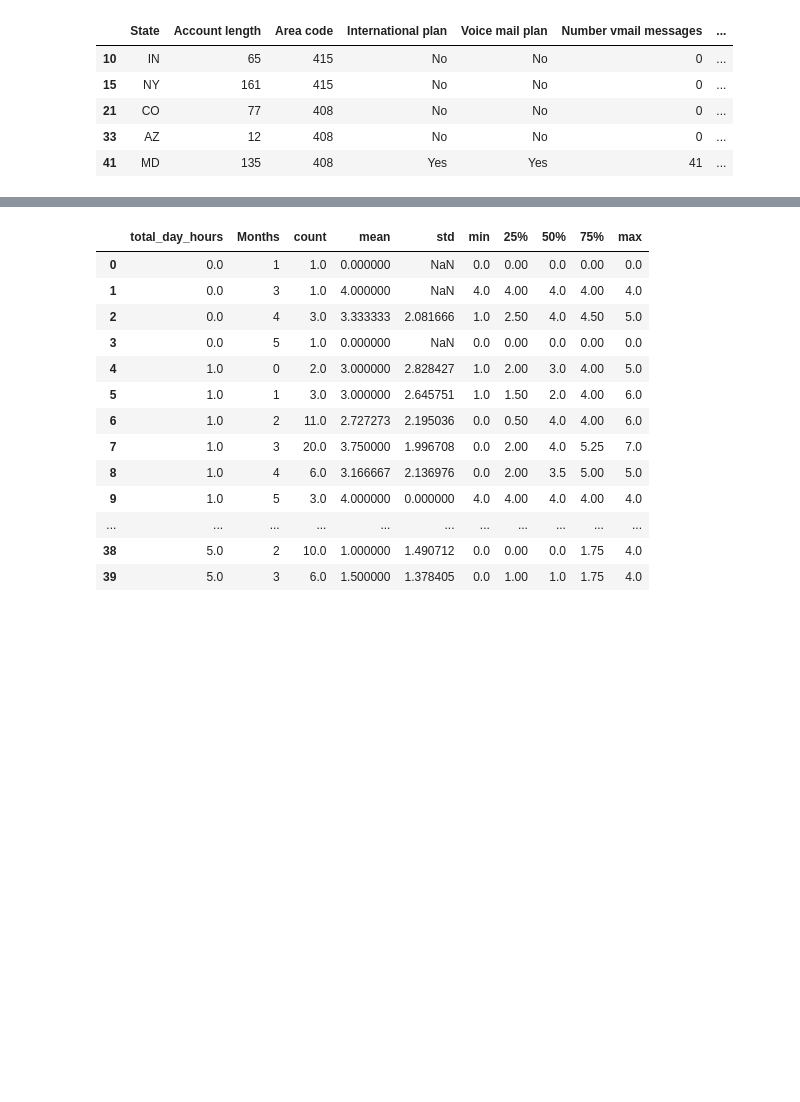
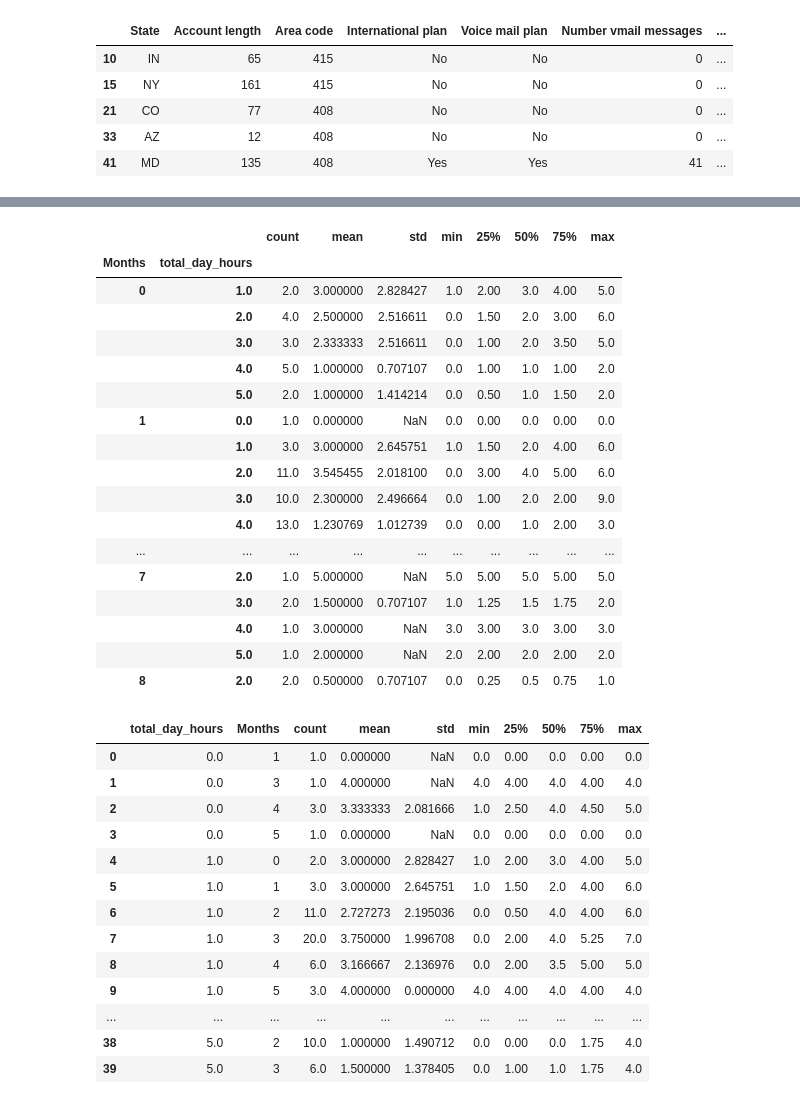
Before and after one commit to nitesh-singh-datascience/team-power-telecom-churn-analysis, a Jupyter notebook: Telecom_Churn_Analysis_Capstone_Project.ipynb, the cells around one changed output, grey strips where cells are left out. Saved outputs shown, nothing was run; the diff lists cells and outputs as text; code cells hidden in the pictures; blank space fills up the shorter version.

```diff
--- a/Telecom_Churn_Analysis_Capstone_Project.ipynb
+++ b/Telecom_Churn_Analysis_Capstone_Project.ipynb
@@ -540,3 +674,24 @@ churn_true.head()
+# %%
+churn_true.groupby(['Months','total_day_hours'])['Customer service calls'].describe()
+# %% [output]
+|  |  | count | mean | std | min | 25% | 50% | 75% | max |
+| Months | total_day_hours |  |  |  |  |  |  |  |  |
+| 0 | 1.0 | 2.0 | 3.000000 | 2.828427 | 1.0 | 2.00 | 3.0 | 4.00 | 5.0 |
+|  | 2.0 | 4.0 | 2.500000 | 2.516611 | 0.0 | 1.50 | 2.0 | 3.00 | 6.0 |
+|  | 3.0 | 3.0 | 2.333333 | 2.516611 | 0.0 | 1.00 | 2.0 | 3.50 | 5.0 |
+|  | 4.0 | 5.0 | 1.000000 | 0.707107 | 0.0 | 1.00 | 1.0 | 1.00 | 2.0 |
+|  | 5.0 | 2.0 | 1.000000 | 1.414214 | 0.0 | 0.50 | 1.0 | 1.50 | 2.0 |
+| 1 | 0.0 | 1.0 | 0.000000 | NaN | 0.0 | 0.00 | 0.0 | 0.00 | 0.0 |
+|  | 1.0 | 3.0 | 3.000000 | 2.645751 | 1.0 | 1.50 | 2.0 | 4.00 | 6.0 |
+|  | 2.0 | 11.0 | 3.545455 | 2.018100 | 0.0 | 3.00 | 4.0 | 5.00 | 6.0 |
+|  | 3.0 | 10.0 | 2.300000 | 2.496664 | 0.0 | 1.00 | 2.0 | 2.00 | 9.0 |
+|  | 4.0 | 13.0 | 1.230769 | 1.012739 | 0.0 | 0.00 | 1.0 | 2.00 | 3.0 |
+| ... | ... | ... | ... | ... | ... | ... | ... | ... | ... |
+| 7 | 2.0 | 1.0 | 5.000000 | NaN | 5.0 | 5.00 | 5.0 | 5.00 | 5.0 |
+|  | 3.0 | 2.0 | 1.500000 | 0.707107 | 1.0 | 1.25 | 1.5 | 1.75 | 2.0 |
+|  | 4.0 | 1.0 | 3.000000 | NaN | 3.0 | 3.00 | 3.0 | 3.00 | 3.0 |
+|  | 5.0 | 1.0 | 2.000000 | NaN | 2.0 | 2.00 | 2.0 | 2.00 | 2.0 |
+| 8 | 2.0 | 2.0 | 0.500000 | 0.707107 | 0.0 | 0.25 | 0.5 | 0.75 | 1.0 |
 # %%
 
 day_hours_time = churn_true.groupby(['total_day_hours','Months'])['Customer service calls'].describe()
```
Also changed, not shown: parts of 100 cells of this notebook.
